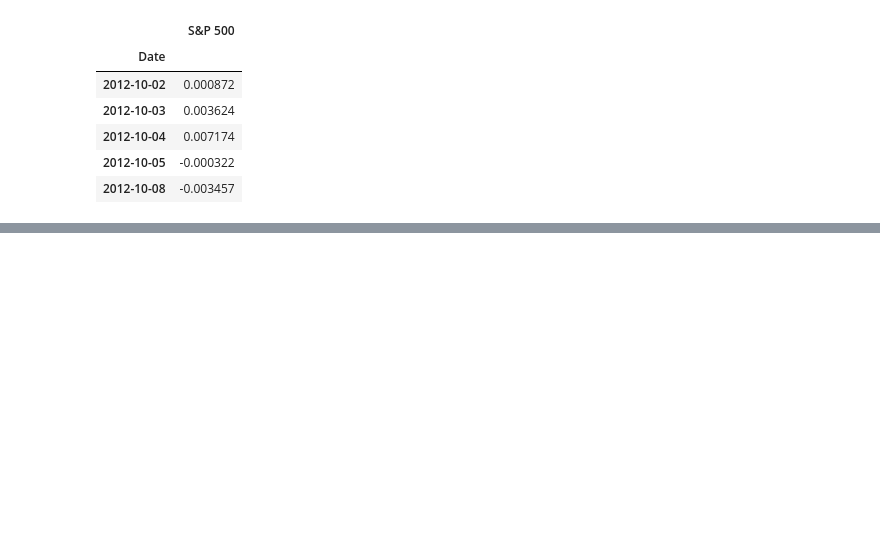
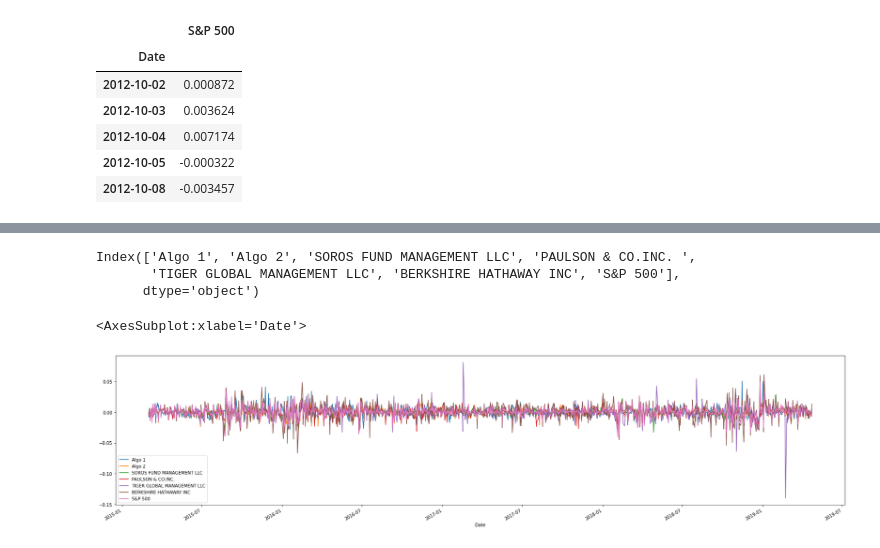
Before and after one commit to Vielufs/pandas-homework, a Jupyter notebook: pandashw.ipynb, the cells around one changed output, grey strips where cells are left out. Drawn from its saved outputs; the diff is of its cells as text; code cells hidden in the pictures; blank space fills up the shorter version.

Commit message:
Updating my homework to start creating my portfolio

```diff
--- a/pandashw.ipynb
+++ b/pandashw.ipynb
@@ -160,3 +162,16 @@ combined_df.head()
 | 2015-03-05 | -0.000955 | 0.004323 | 0.004016 | 0.004076 | 0.002355 | 0.006726 | ... |
 | 2015-03-06 | -0.004957 | -0.011460 | -0.007905 | -0.003574 | -0.008481 | -0.013098 | ... |
 | 2015-03-09 | -0.005447 | 0.001303 | 0.000582 | 0.004225 | 0.005843 | -0.001652 | ... |
+# %%
+combined_df.columns
+# %% [output]
+Index(['Algo 1', 'Algo 2', 'SOROS FUND MANAGEMENT LLC', 'PAULSON & CO.INC. ',
+       'TIGER GLOBAL MANAGEMENT LLC', 'BERKSHIRE HATHAWAY INC', 'S&P 500'],
+      dtype='object')
+# %%
+# Question 1 plotting daily returns of all portfolios
+# I will combine one plot with all portfolios and plot each individual portfolio to the S&P 500
+combined_df.plot(figsize=(30,7))
+# %% [output]
+<AxesSubplot:xlabel='Date'>
+[figure, added]
```
Also changed, not shown: parts of 32 cells of this notebook, 5 other files.
